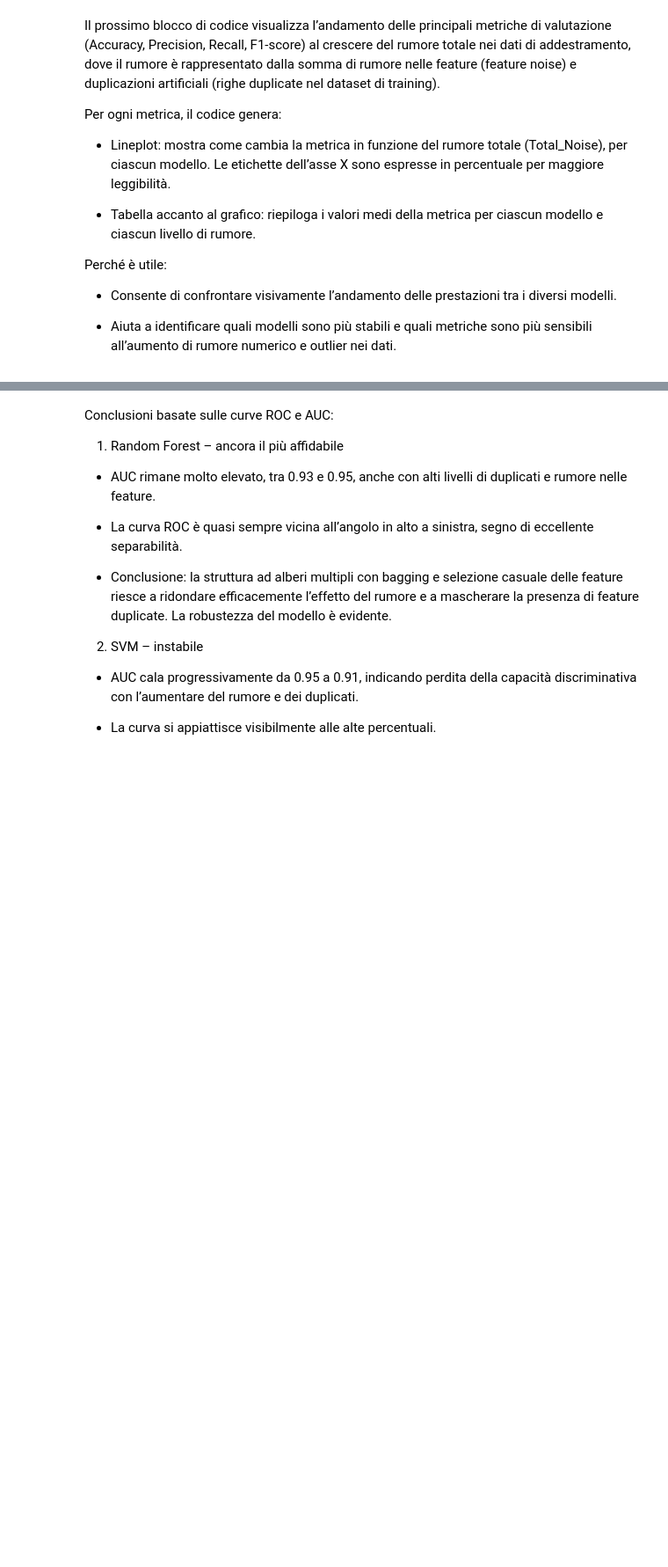
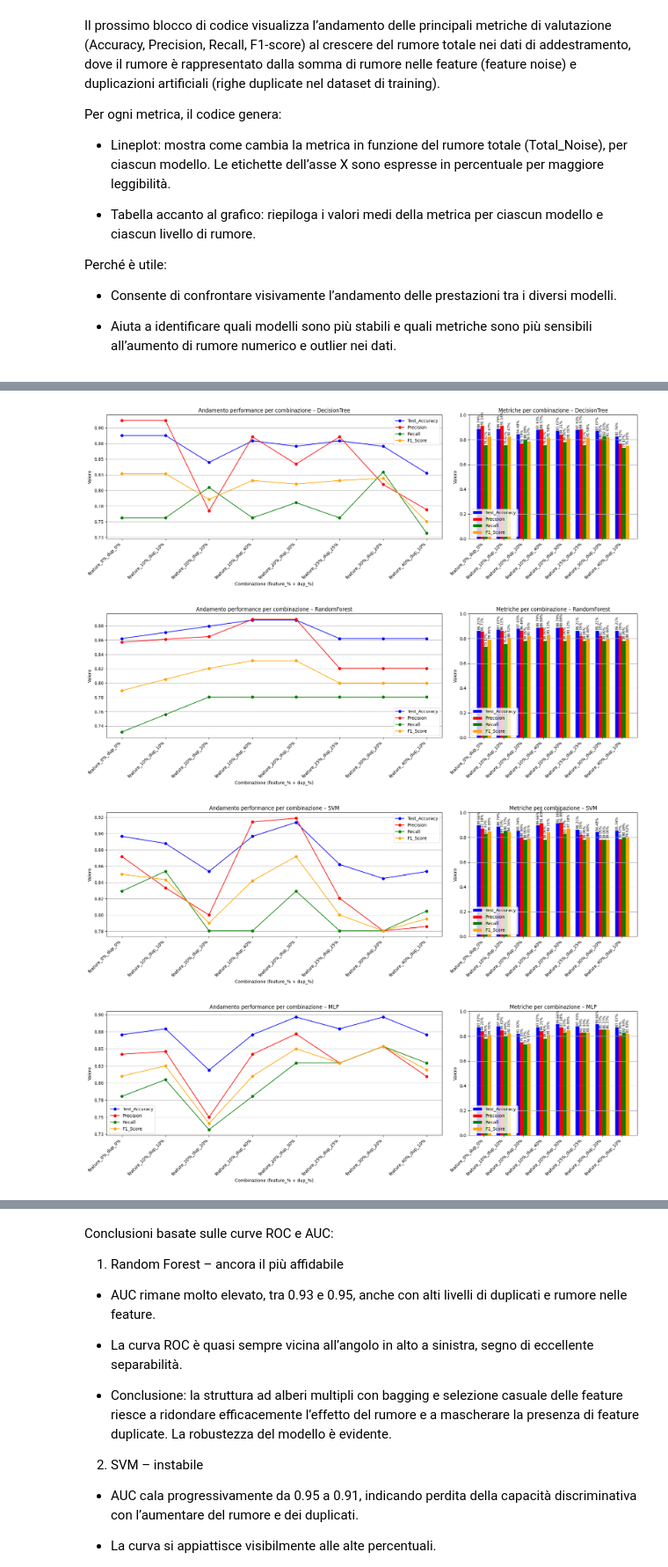
Before and after one commit to oleksandragolub/progetto-architettura-dati-with-ml, a Jupyter notebook: duplicates_features_with_feature_noise.ipynb, the cells around one changed output, grey strips where cells are left out. Shown at 88% size. Drawn from its saved outputs; the diff is of its cells as text; code cells hidden in the pictures; blank space fills up the shorter version.

Commit message:
copia

```diff
--- a/duplicates_features_with_feature_noise.ipynb
+++ b/duplicates_features_with_feature_noise.ipynb
@@ -1527 +1617,80 @@ Conclusione generale:
+# %%
+# === Palette colori coerente (come prima)
+colori_metriche = {
+    "Test_Accuracy": "blue",
+    "Precision": "red",
+    "Recall": "green",
+    "F1_Score": "orange"
+}
+metriche = list(colori_metriche.keys())
+
+# --- Parser/ordinatore per "Noise" -> feature_10%_dup_40%
+import re, numpy as np
+import matplotlib.pyplot as plt
+import matplotlib.ticker as mtick
+
+def parse_noise_feat_dup(s):
+    m = re.match(r"feature_(\d+)%_dup_(\d+)%", s)
+    if not m:
+        return (999, 999, s)  # fallback in fondo
+    f = int(m.group(1))
+    d = int(m.group(2))
+    return (f + d, f, d)      # ordina per (totale, feature, dup)
+
+# Copia df e aggiungi colonna d'ordine
+df_combo = results_df_feature_dup.copy()
+df_combo["__order__"] = df_combo["Noise"].apply(parse_noise_feat_dup)
+
+# Modelli unici
+modelli = df_combo["Model"].unique()
+
+# === Grafici separati per ogni modello
+for model in modelli:
+    dati_modello = df_combo[df_combo["Model"] == model].sort_values(by="__order__")
+
+    # x categoriale ordinata (combinazioni specifiche)
+    x_labels = dati_modello["Noise"].unique().tolist()
+    x_pos = np.arange(len(x_labels))
+
+    fig, axs = plt.subplots(1, 2, figsize=(18, 6), gridspec_kw={'width_ratios': [2, 1]})
+
+    # --- LINEPLOT: metrica vs combinazione (asse x categoriale)
+    for metrica in metriche:
+        y_vals = [dati_modello.loc[dati_modello["Noise"] == lab, metrica].mean() for lab in x_labels]
+        axs[0].plot(x_pos, y_vals, marker="o", label=metrica, color=colori_metriche[metrica])
+
+    axs[0].set_title(f"Andamento performance per combinazione – {model}")
+    axs[0].set_xlabel("Combinazione (feature_% + dup_%)")
+    axs[0].set_ylabel("Valore")
+    axs[0].set_xticks(x_pos)
+    axs[0].set_xticklabels(x_labels, rotation=45, ha='right')
+    axs[0].yaxis.set_major_formatter(mtick.FormatStrFormatter('%.2f'))
+    axs[0].grid(True, axis='y')
+    axs[0].legend()
+
+    # --- BARPLOT RAGGRUPPATO (stesse x)
+    bar_width = 0.18
+    for i, metrica in enumerate(metriche):
+        y_vals = [dati_modello.loc[dati_modello["Noise"] == lab, metrica].mean() for lab in x_labels]
+        axs[1].bar(x_pos + i*bar_width - (bar_width*1.5), y_vals,
+                   width=bar_width, color=colori_metriche[metrica], label=metrica)
+        # etichette sopra le barre (in %)
+        for xi, yi in zip(x_pos + i*bar_width - (bar_width*1.5), y_vals):
+            axs[1].text(xi, yi + 0.012, f"{yi:.2%}", ha='center', fontsize=8, rotation=90)
+
+    axs[1].set_xticks(x_pos)
+    axs[1].set_xticklabels(x_labels, rotation=45, ha='right')
+    axs[1].set_ylim(0, 1)
+    axs[1].set_title(f"Metriche per combinazione – {model}")
+    axs[1].set_ylabel("Valore")
+    axs[1].grid(True, axis='y')
+    axs[1].legend()
+
+    plt.tight_layout()
+    plt.show()
+# %% [output]
+[figure, added]
+[figure, added]
+[figure, added]
+[figure, added]
 # %% [markdown]
```
Also changed, not shown: parts of 13 cells of this notebook.
